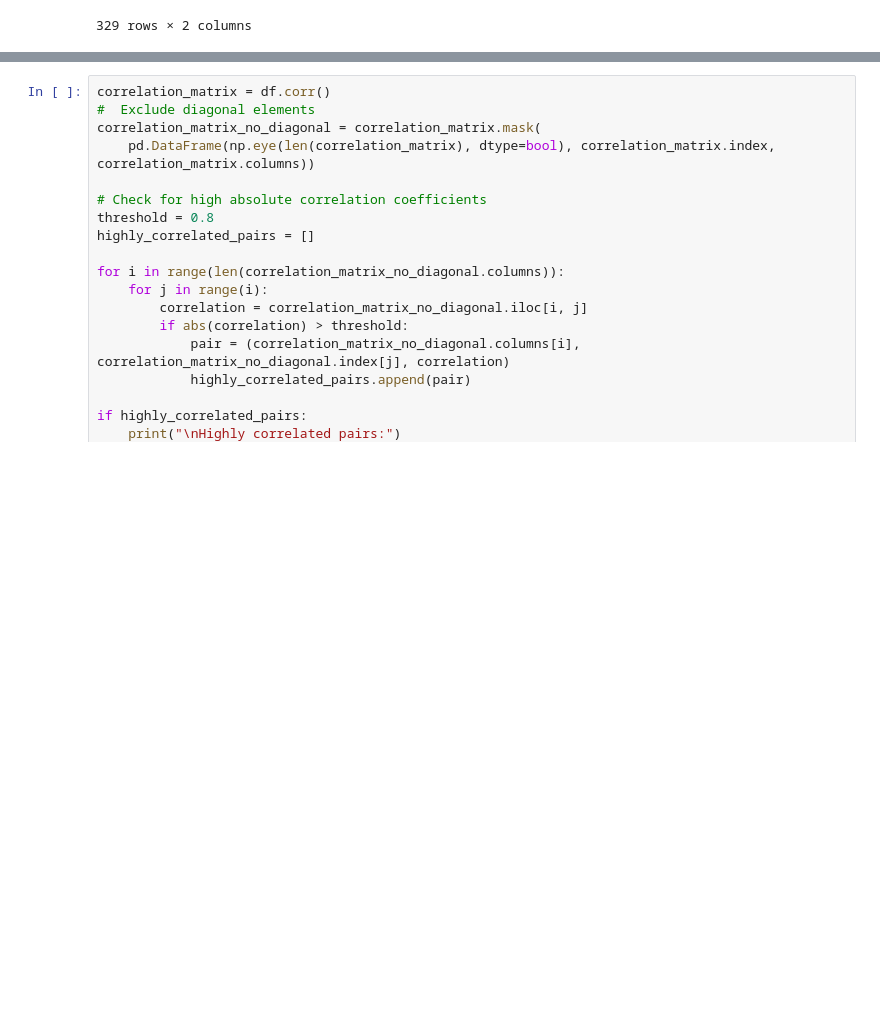
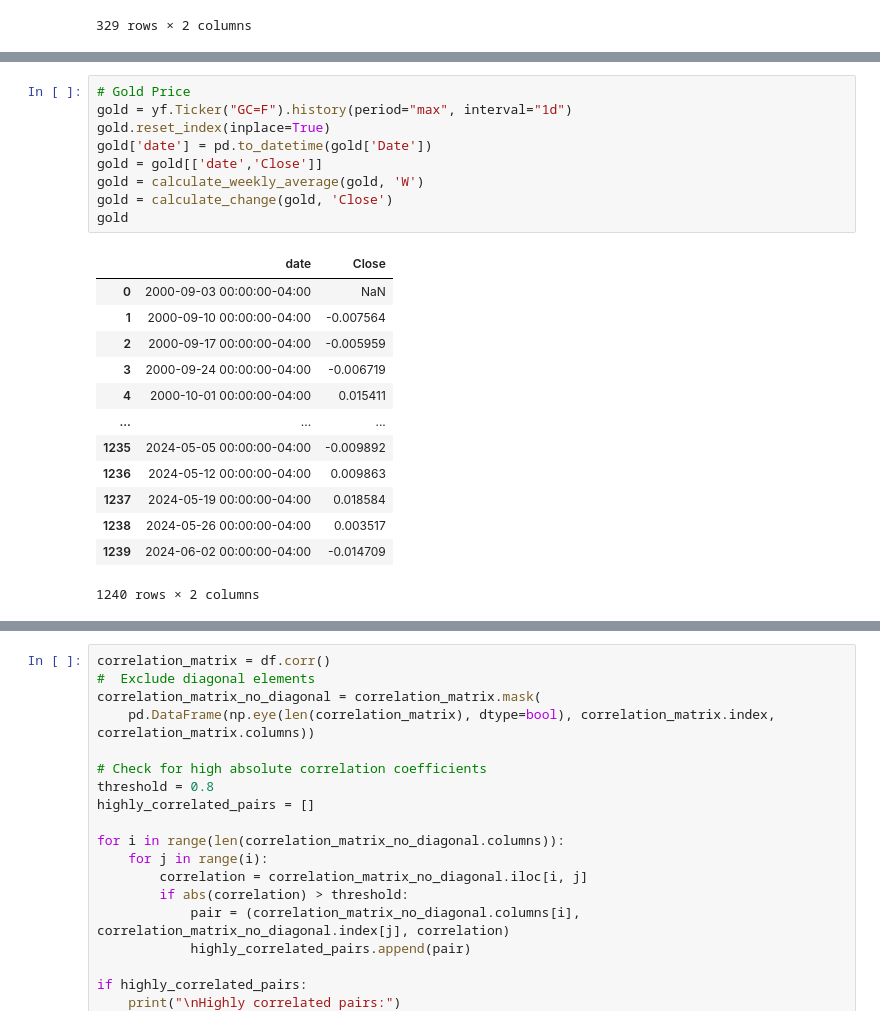
Before and after one commit to dr17549/BD2_coursework, a Jupyter notebook: Code/bitcoin_prediction.ipynb, the cells around one changed output, grey strips where cells are left out. Drawn from its saved outputs; the diff is of its cells as text; blank space fills up the shorter version.

```diff
--- a/Code/bitcoin_prediction.ipynb
+++ b/Code/bitcoin_prediction.ipynb
@@ -128,3 +159,26 @@ fear_greed
+# %%
+# Gold Price
+gold = yf.Ticker("GC=F").history(period="max", interval="1d")
+gold.reset_index(inplace=True)
+gold['date'] = pd.to_datetime(gold['Date'])
+gold = gold[['date','Close']]
+gold = calculate_weekly_average(gold, 'W')
+gold = calculate_change(gold, 'Close')
+gold
+# %% [output]
+|  | date | Close |
+| 0 | 2000-09-03 00:00:00-04:00 | NaN |
+| 1 | 2000-09-10 00:00:00-04:00 | -0.007564 |
+| 2 | 2000-09-17 00:00:00-04:00 | -0.005959 |
+| 3 | 2000-09-24 00:00:00-04:00 | -0.006719 |
+| 4 | 2000-10-01 00:00:00-04:00 | 0.015411 |
+| ... | ... | ... |
+| 1235 | 2024-05-05 00:00:00-04:00 | -0.009892 |
+| 1236 | 2024-05-12 00:00:00-04:00 | 0.009863 |
+| 1237 | 2024-05-19 00:00:00-04:00 | 0.018584 |
+| 1238 | 2024-05-26 00:00:00-04:00 | 0.003517 |
+| 1239 | 2024-06-02 00:00:00-04:00 | -0.014709 |
+1240 rows × 2 columns
 # %%
 # Inflation only works when period in is month or 'M'
 # Period default is Weeks 'W'
```
Also changed, not shown: parts of 15 cells of this notebook, 3 other files.
